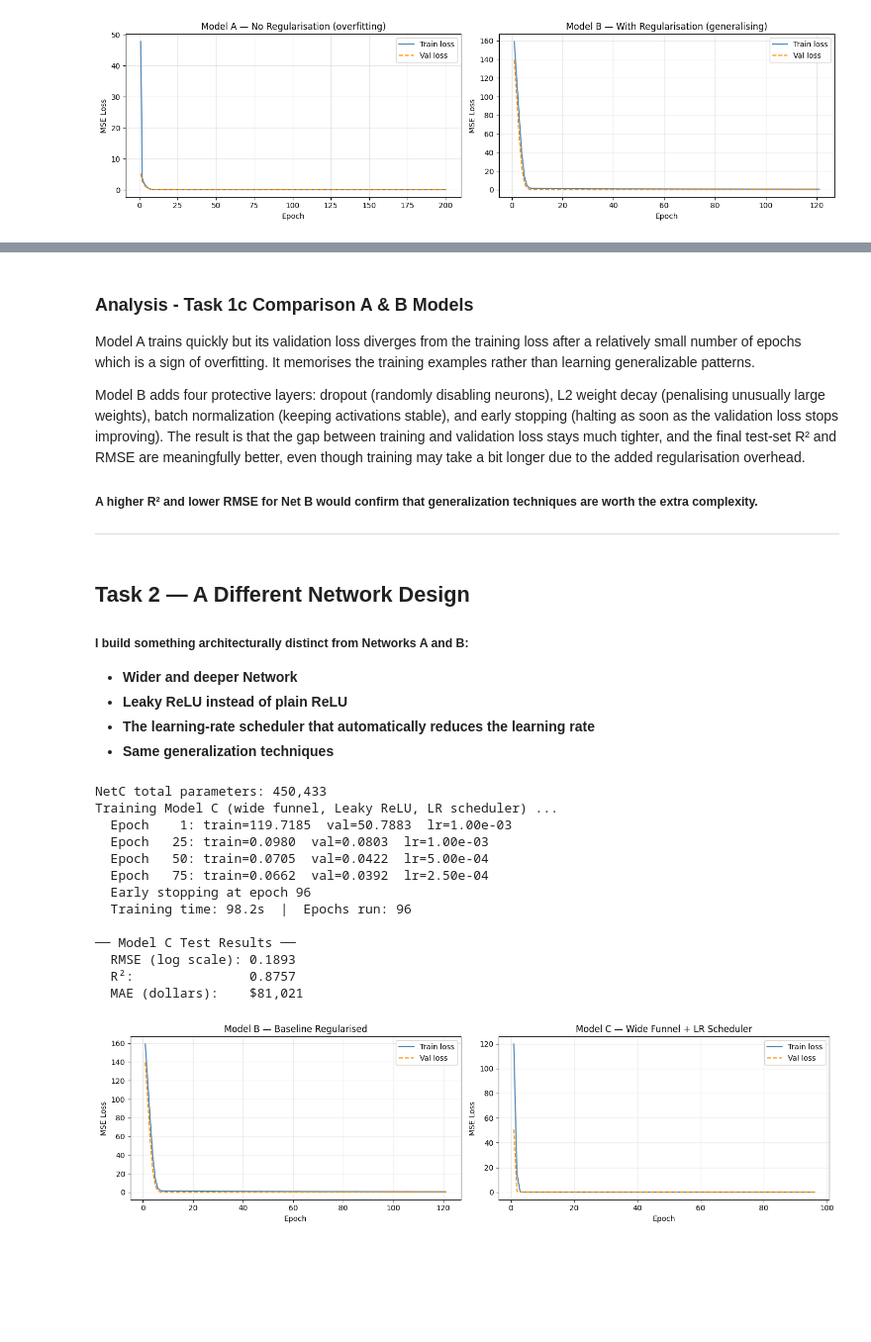
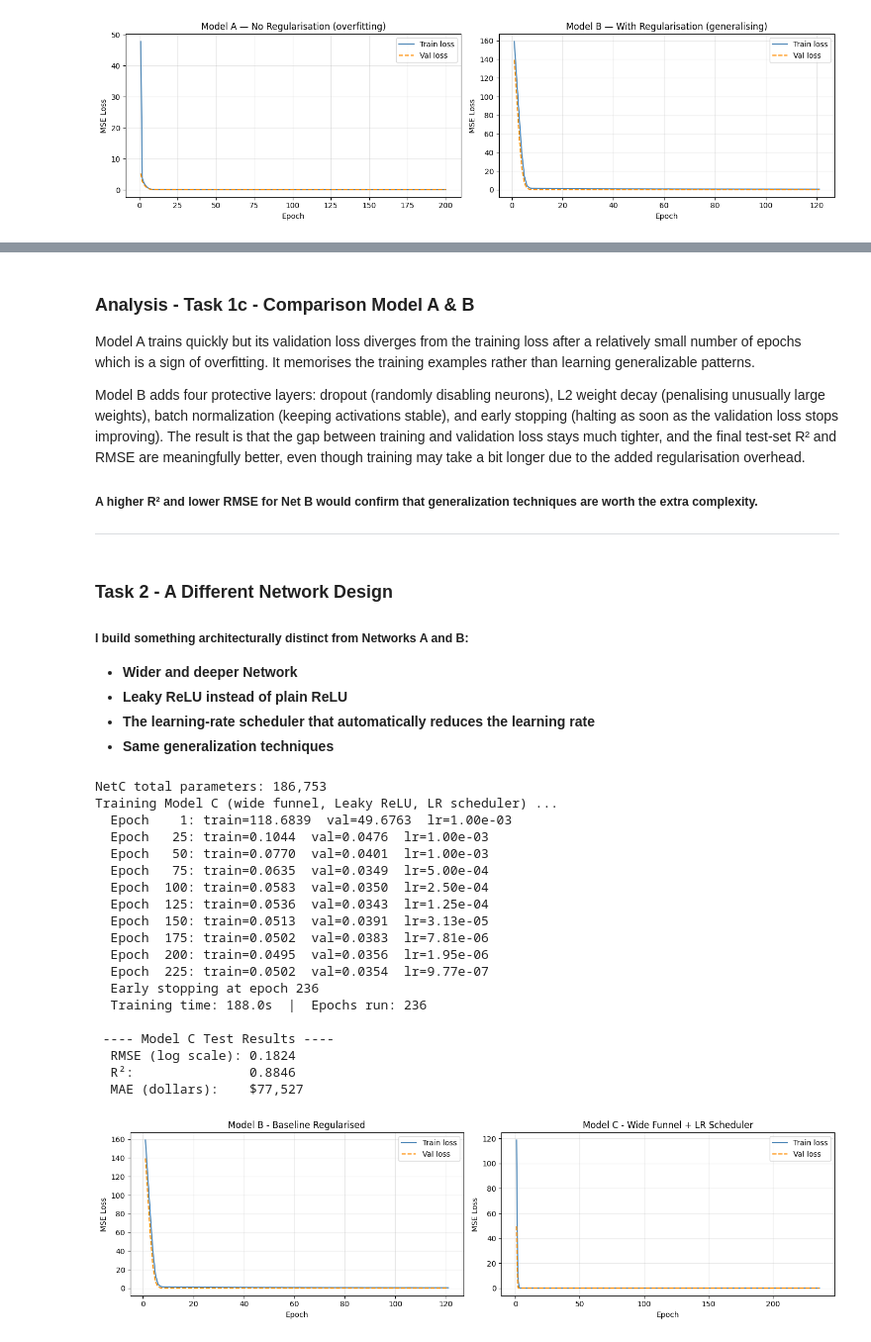
Before and after one commit to eshghinezhad/MAI202-A1-Neural-network, a Jupyter notebook: MAI202_House_Price_Prediction.ipynb, the cells around one changed output, grey strips where cells are left out. Shown at 99% size. Saved outputs shown, nothing was run; the diff lists cells and outputs as text; code cells hidden in the pictures; blank space fills up the shorter version.

```diff
--- a/MAI202_House_Price_Prediction.ipynb
+++ b/MAI202_House_Price_Prediction.ipynb
@@ -441,5 +439,5 @@ B — With Regularisation      0.2226  0.8281   $96,899            48.3
 # %% [markdown]
-### **Analysis** - Task 1c Comparison A & B Models
+### **Analysis** - Task 1c -  Comparison Model A & B
 
 Model A trains quickly but its validation loss diverges from the training loss after a relatively small number of epochs which is a sign of overfitting. It memorises the training examples rather than learning generalizable patterns.
 
@@ -447,7 +445,7 @@ Model B adds four protective layers: dropout (randomly disabling neurons), L2 we
 ##### A higher R² and lower RMSE for Net B would confirm that generalization techniques are worth the extra complexity.
 ---
 # %% [markdown]
-## Task 2 — A Different Network Design
+### Task 2 - A Different Network Design
 ##### I build something architecturally distinct from Networks A and B:
 - **Wider and deeper Network**
 - **Leaky ReLU instead of plain ReLU**
@@ -526,31 +524,37 @@ _, rmse_c, mae_c, r2_c, preds_c = evaluate(model_c, test_loader, criterion)
 preds_c_price = np.expm1(preds_c)
 mae_c_dollars = mean_absolute_error(yraw_test, preds_c_price)
 
-print(f'\n── Model C Test Results ──')
+print(f'\n ---- Model C Test Results ----')
 print(f'  RMSE (log scale): {rmse_c:.4f}')
 print(f'  R²:               {r2_c:.4f}')
 print(f'  MAE (dollars):    ${mae_c_dollars:,.0f}')
 # %% [output]
-NetC total parameters: 450,433
+NetC total parameters: 186,753
 Training Model C (wide funnel, Leaky ReLU, LR scheduler) ...
-  Epoch    1: train=119.7185  val=50.7883  lr=1.00e-03
-  Epoch   25: train=0.0980  val=0.0803  lr=1.00e-03
-  Epoch   50: train=0.0705  val=0.0422  lr=5.00e-04
-  Epoch   75: train=0.0662  val=0.0392  lr=2.50e-04
-  Early stopping at epoch 96
-  Training time: 98.2s  |  Epochs run: 96
+  Epoch    1: train=118.6839  val=49.6763  lr=1.00e-03
+  Epoch   25: train=0.1044  val=0.0476  lr=1.00e-03
+  Epoch   50: train=0.0770  val=0.0401  lr=1.00e-03
+  Epoch   75: train=0.0635  val=0.0349  lr=5.00e-04
+  Epoch  100: train=0.0583  val=0.0350  lr=2.50e-04
+  Epoch  125: train=0.0536  val=0.0343  lr=1.25e-04
+  Epoch  150: train=0.0513  val=0.0391  lr=3.13e-05
+  Epoch  175: train=0.0502  val=0.0383  lr=7.81e-06
+  Epoch  200: train=0.0495  val=0.0356  lr=1.95e-06
+  Epoch  225: train=0.0502  val=0.0354  lr=9.77e-07
+  Early stopping at epoch 236
+  Training time: 188.0s  |  Epochs run: 236
 
-── Model C Test Results ──
-  RMSE (log scale): 0.1893
-  R²:               0.8757
-  MAE (dollars):    $81,021
+ ---- Model C Test Results ----
+  RMSE (log scale): 0.1824
+  R²:               0.8846
+  MAE (dollars):    $77,527
 # %%
 fig, axes = plt.subplots(1, 2, figsize=(14, 4))
-plot_loss(history_b, 'Model B — Baseline Regularised', axes[0])
-plot_loss(history_c, 'Model C — Wide Funnel + LR Scheduler', axes[1])
+plot_loss(history_b, 'Model B - Baseline Regularised', axes[0])
+plot_loss(history_c, 'Model C - Wide Funnel + LR Scheduler', axes[1])
 plt.tight_layout()
 plt.show()
 # %% [output]
-[figure, old version]
+[figure, new version]
 # %% [markdown]
 #### Comparison: Model B vs Model C:
```
Also changed, not shown: parts of 13 cells of this notebook.
